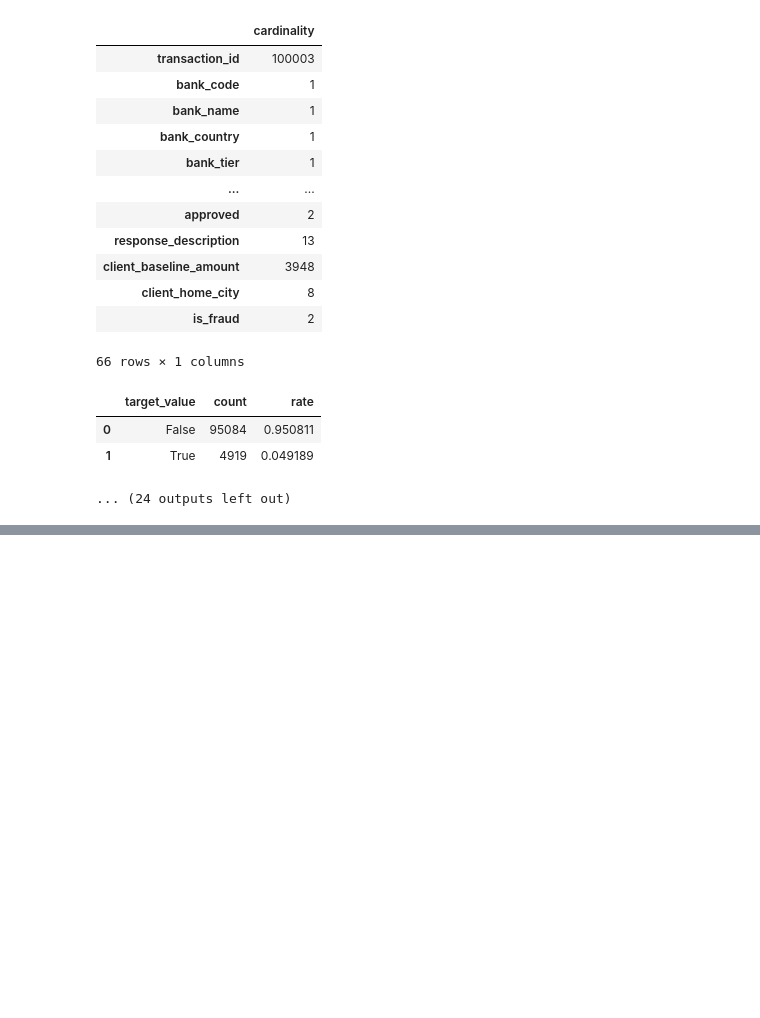
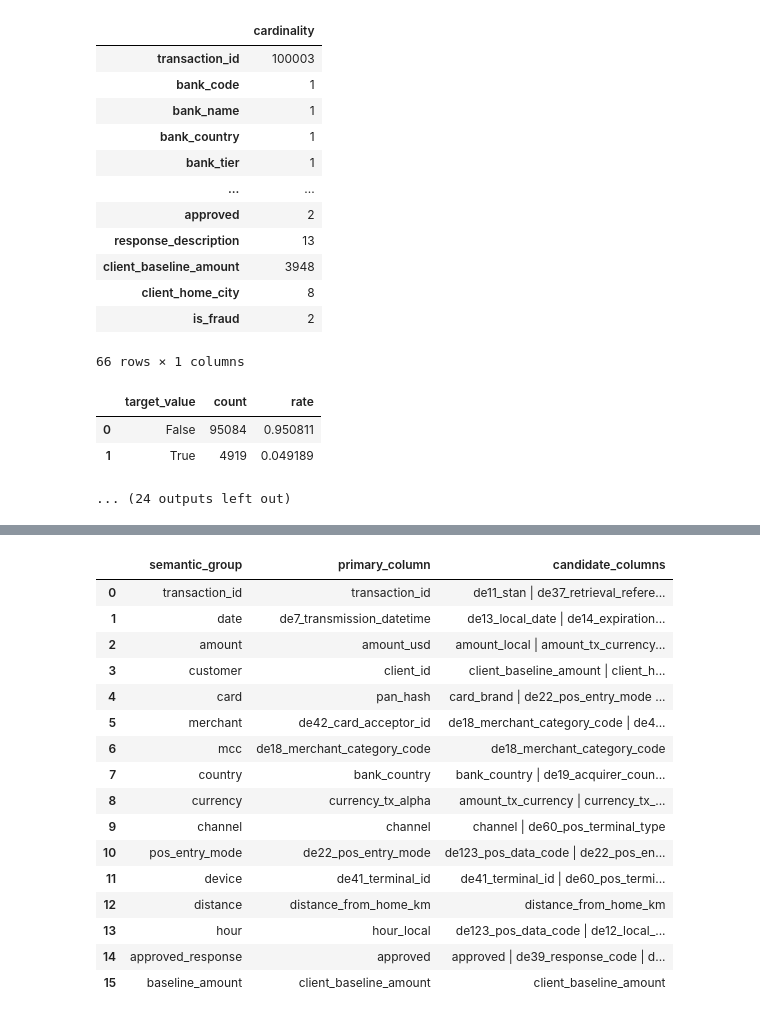
Before and after one commit to mar22266/Proyecto-DataSience-PlusTI, a Jupyter notebook: ObjetivoB.ipynb, the cells around one changed output, grey strips where cells are left out. Cells and saved outputs as stored; diff of their text form; code cells hidden in the pictures; blank space fills up the shorter version.

```diff
--- a/ObjetivoB.ipynb
+++ b/ObjetivoB.ipynb
@@ -295,0 +348,65 @@ Valid is_fraud: True
+# %%
+def find_columns_by_keywords(columns, keywords):
+    return [column for column in columns if any(keyword in column.lower() for keyword in keywords)]
+
+
+def choose_primary_column(candidates, preferred_columns):
+    for column in preferred_columns:
+        if column in candidates:
+            return column
+    return candidates[0] if candidates else None
+
+
+def detect_semantic_columns(dataframes):
+    all_columns = sorted(set().union(*[set(data.columns) for data in dataframes]))
+    rules = {
+        "transaction_id": (["transaction_id", "txn_id", "stan", "retrieval", "reference", "rrn"], ["transaction_id", "de11_stan", "de37_retrieval_reference_number"]),
+        "date": (["datetime", "date", "transmission", "local_date", "settlement", "de7", "de13"], ["de7_transmission_datetime", "transaction_datetime", "de13_local_date"]),
+        "amount": (["amount", "de4", "de6", "amt"], ["amount_usd", "amount_local", "amount_tx_currency", "de4_amount_transaction"]),
+        "customer": (["client", "customer", "cardholder", "account_id", "de102"], ["client_id", "customer_id", "de102_account_id_1"]),
+        "card": (["card", "pan", "hash", "brand", "de2"], ["pan_hash", "pan_masked", "card_brand", "de2_pan"]),
+        "merchant": (["merchant", "acceptor", "de42", "de43"], ["de42_card_acceptor_id", "de43_card_acceptor_name_location"]),
+        "mcc": (["mcc", "merchant_category", "de18"], ["de18_merchant_category_code"]),
+        "country": (["country", "acquirer_country", "merchant_country", "cardholder_country"], ["bank_country", "de19_acquirer_country_code"]),
+        "currency": (["currency", "de49", "de50", "de51"], ["currency_tx_alpha", "de49_currency_code_transaction"]),
+        "channel": (["channel", "terminal_type", "de60"], ["channel", "de60_pos_terminal_type"]),
+        "pos_entry_mode": (["pos_entry", "entry_mode", "de22", "pos_data", "de123"], ["de22_pos_entry_mode", "de123_pos_data_code"]),
+        "device": (["device", "terminal", "wallet", "mobile", "de41", "de60"], ["de41_terminal_id", "de60_pos_terminal_type"]),
+        "distance": (["distance", "home_km", "km"], ["distance_from_home_km"]),
+        "hour": (["hour", "local_time", "de12"], ["hour_local", "de12_local_time"]),
+        "approved_response": (["approved", "response", "de39"], ["approved", "de39_response_code", "response_description"]),
+        "baseline_amount": (["baseline", "client_baseline", "normal_amount"], ["client_baseline_amount"]),
+    }
+    rows = []
+    detected = {}
+    for group, (keywords, preferred) in rules.items():
+        candidates = find_columns_by_keywords(all_columns, keywords)
+        primary = choose_primary_column(candidates, preferred)
+        detected[group] = {"primary_column": primary, "candidate_columns": candidates}
+        rows.append({"semantic_group": group, "primary_column": primary, "candidate_columns": " | ".join(candidates)})
+    return detected, pd.DataFrame(rows)
+
+
+detected_columns, detected_columns_table = detect_semantic_columns([bank_1_model_data, bank_2_model_data, bank_3_unlabeled_data])
+detected_columns_table.to_csv(data_checks_dir / "detected_columns.csv", index=False)
+with open(data_checks_dir / "detected_columns.json", "w", encoding="utf-8") as file:
+    json.dump(detected_columns, file, indent=2, ensure_ascii=True)
+display(detected_columns_table)
+# %% [output]
+|  | semantic_group | primary_column | candidate_columns |
+| 0 | transaction_id | transaction_id | de11_stan | de37_retrieval_refere... |
+| 1 | date | de7_transmission_datetime | de13_local_date | de14_expiration... |
+| 2 | amount | amount_usd | amount_local | amount_tx_currency... |
+| 3 | customer | client_id | client_baseline_amount | client_h... |
+| 4 | card | pan_hash | card_brand | de22_pos_entry_mode ... |
+| 5 | merchant | de42_card_acceptor_id | de18_merchant_category_code | de4... |
+| 6 | mcc | de18_merchant_category_code | de18_merchant_category_code |
+| 7 | country | bank_country | bank_country | de19_acquirer_coun... |
+| 8 | currency | currency_tx_alpha | amount_tx_currency | currency_tx_... |
+| 9 | channel | channel | channel | de60_pos_terminal_type |
+| 10 | pos_entry_mode | de22_pos_entry_mode | de123_pos_data_code | de22_pos_en... |
+| 11 | device | de41_terminal_id | de41_terminal_id | de60_pos_termi... |
+| 12 | distance | distance_from_home_km | distance_from_home_km |
+| 13 | hour | hour_local | de123_pos_data_code | de12_local_... |
+| 14 | approved_response | approved | approved | de39_response_code | d... |
+| 15 | baseline_amount | client_baseline_amount | client_baseline_amount |
```
Also changed, not shown: parts of 6 cells of this notebook, 4 other files.
